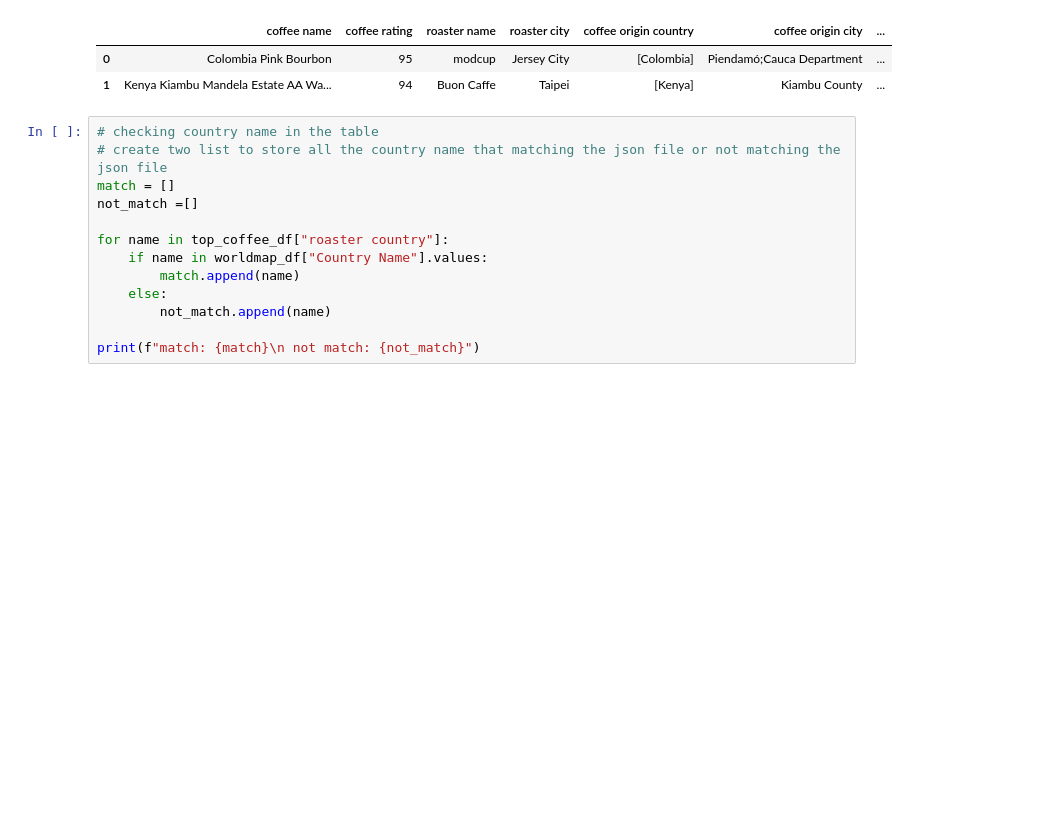
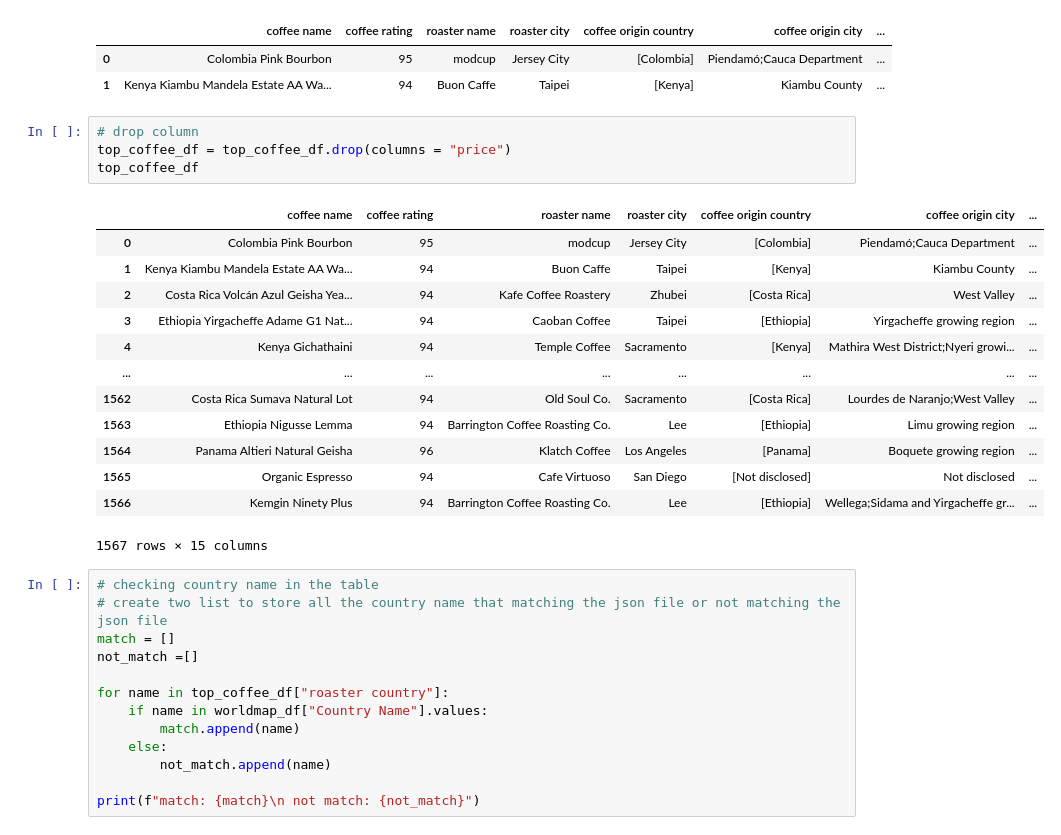
Before and after one commit to wingylui/Coffee_Trading, a Jupyter notebook: dataset_conversion/trading_data_conversion.ipynb, the cells around one changed output. Drawn from its saved outputs; the diff is of its cells as text; blank space fills up the shorter version.

```diff
--- a/dataset_conversion/trading_data_conversion.ipynb
+++ b/dataset_conversion/trading_data_conversion.ipynb
@@ -731,6 +731,24 @@ top_coffee_df.head(2)
 |  | coffee name | coffee rating | roaster name | roaster city | coffee origin country | coffee origin city | ... |
 | 0 | Colombia Pink Bourbon | 95 | modcup | Jersey City | [Colombia] | Piendamó;Cauca Department | ... |
 | 1 | Kenya Kiambu Mandela Estate AA Wa... | 94 | Buon Caffe | Taipei | [Kenya] | Kiambu County | ... |
+# %%
+# drop column
+top_coffee_df = top_coffee_df.drop(columns = "price")
+top_coffee_df
+# %% [output]
+|  | coffee name | coffee rating | roaster name | roaster city | coffee origin country | coffee origin city | ... |
+| 0 | Colombia Pink Bourbon | 95 | modcup | Jersey City | [Colombia] | Piendamó;Cauca Department | ... |
+| 1 | Kenya Kiambu Mandela Estate AA Wa... | 94 | Buon Caffe | Taipei | [Kenya] | Kiambu County | ... |
+| 2 | Costa Rica Volcán Azul Geisha Yea... | 94 | Kafe Coffee Roastery | Zhubei | [Costa Rica] | West Valley | ... |
+| 3 | Ethiopia Yirgacheffe Adame G1 Nat... | 94 | Caoban Coffee | Taipei | [Ethiopia] | Yirgacheffe growing region | ... |
+| 4 | Kenya Gichathaini | 94 | Temple Coffee | Sacramento | [Kenya] | Mathira West District;Nyeri growi... | ... |
+| ... | ... | ... | ... | ... | ... | ... | ... |
+| 1562 | Costa Rica Sumava Natural Lot | 94 | Old Soul Co. | Sacramento | [Costa Rica] | Lourdes de Naranjo;West Valley | ... |
+| 1563 | Ethiopia Nigusse Lemma | 94 | Barrington Coffee Roasting Co. | Lee | [Ethiopia] | Limu growing region | ... |
+| 1564 | Panama Altieri Natural Geisha | 96 | Klatch Coffee | Los Angeles | [Panama] | Boquete growing region | ... |
+| 1565 | Organic Espresso | 94 | Cafe Virtuoso | San Diego | [Not disclosed] | Not disclosed | ... |
+| 1566 | Kemgin Ninety Plus | 94 | Barrington Coffee Roasting Co. | Lee | [Ethiopia] | Wellega;Sidama and Yirgacheffe gr... | ... |
+1567 rows × 15 columns
 # %%
 # checking country name in the table
 # create two list to store all the country name that matching the json file or not matching the json file
```
Also changed, not shown: 7 other files.
